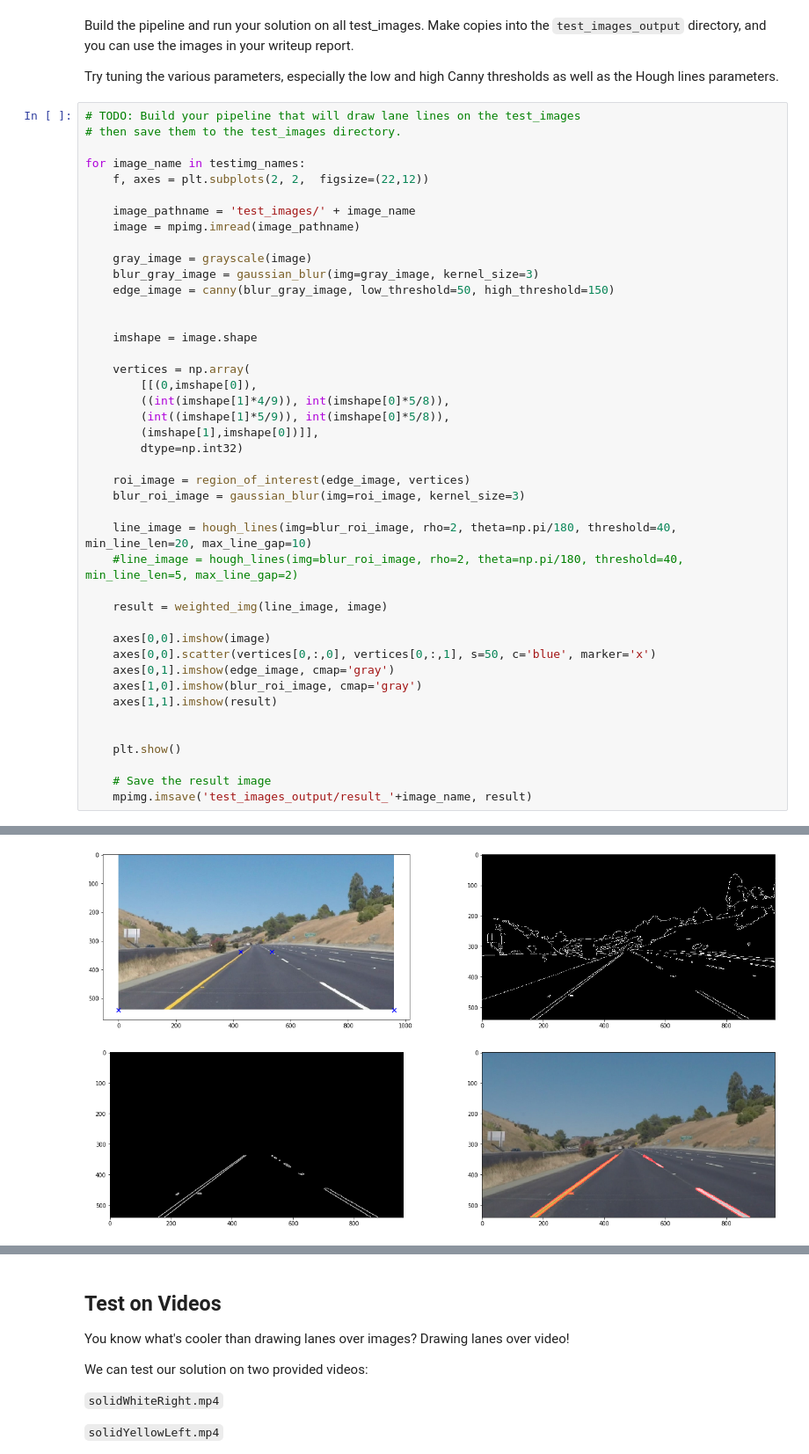
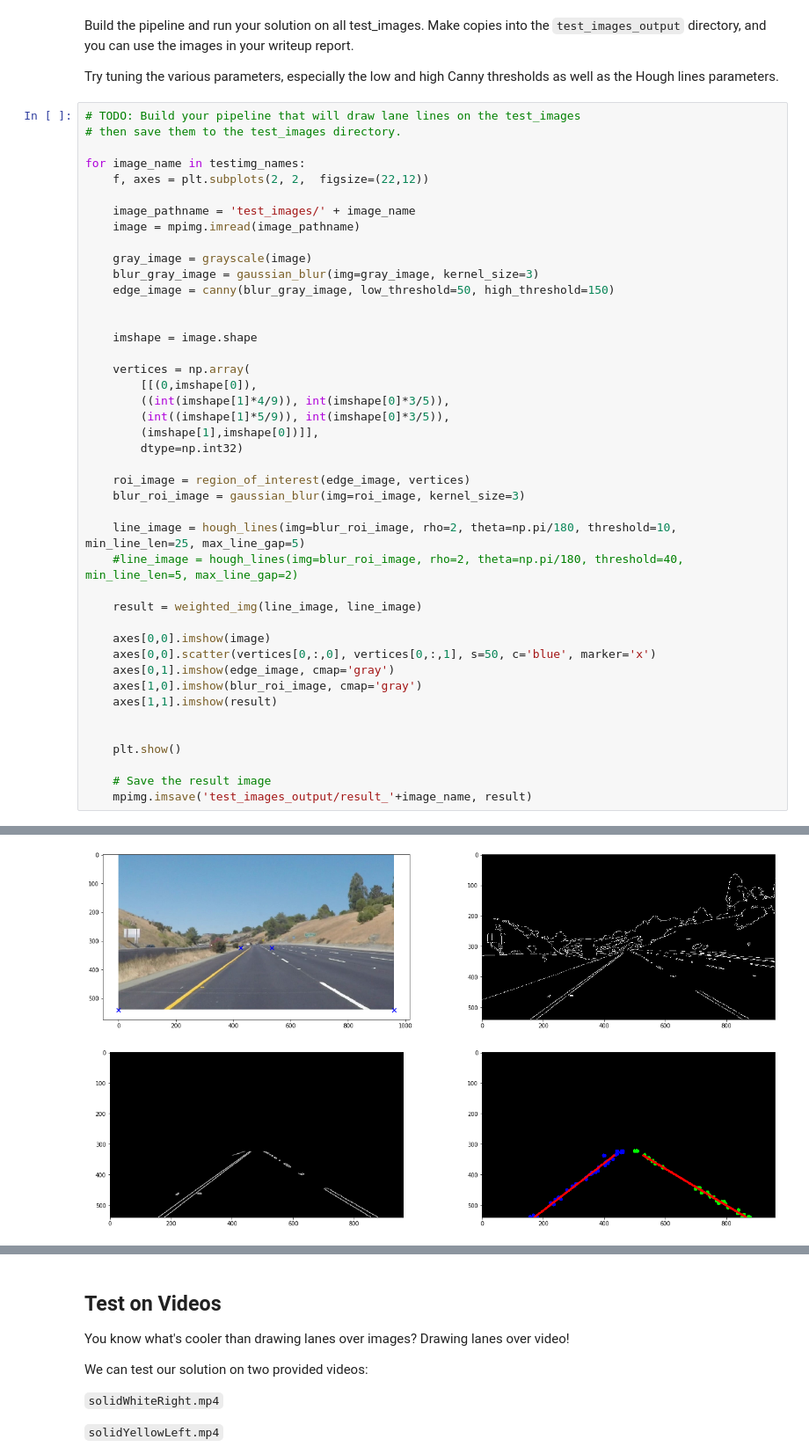
Before and after one commit to samuelpfchoi/CarND-P1-LaneLines, a Jupyter notebook: P1.ipynb, the cells around one changed output, grey strips where cells are left out. Shown at 88% size. Drawn from its saved outputs; the diff is of its cells as text.

```diff
--- a/P1.ipynb
+++ b/P1.ipynb
@@ -212,18 +264,18 @@ for image_name in testimg_names:
 
     vertices = np.array(
         [[(0,imshape[0]),
-        ((int(imshape[1]*4/9)), int(imshape[0]*5/8)),
-        (int((imshape[1]*5/9)), int(imshape[0]*5/8)),
+        ((int(imshape[1]*4/9)), int(imshape[0]*3/5)),
+        (int((imshape[1]*5/9)), int(imshape[0]*3/5)),
         (imshape[1],imshape[0])]],
         dtype=np.int32)
 
     roi_image = region_of_interest(edge_image, vertices)
     blur_roi_image = gaussian_blur(img=roi_image, kernel_size=3)
 
-    line_image = hough_lines(img=blur_roi_image, rho=2, theta=np.pi/180, threshold=40, min_line_len=20, max_line_gap=10)
+    line_image = hough_lines(img=blur_roi_image, rho=2, theta=np.pi/180, threshold=10, min_line_len=25, max_line_gap=5)
     #line_image = hough_lines(img=blur_roi_image, rho=2, theta=np.pi/180, threshold=40, min_line_len=5, max_line_gap=2)
 
-    result = weighted_img(line_image, image)
+    result = weighted_img(line_image, line_image)
 
     axes[0,0].imshow(image)
     axes[0,0].scatter(vertices[0,:,0], vertices[0,:,1], s=50, c='blue', marker='x')
@@ -243 +295 @@ for image_name in testimg_names:
-[figure, old version]
+[figure, new version]
```
Also changed, not shown: parts of 5 cells of this notebook, 2 other files.
